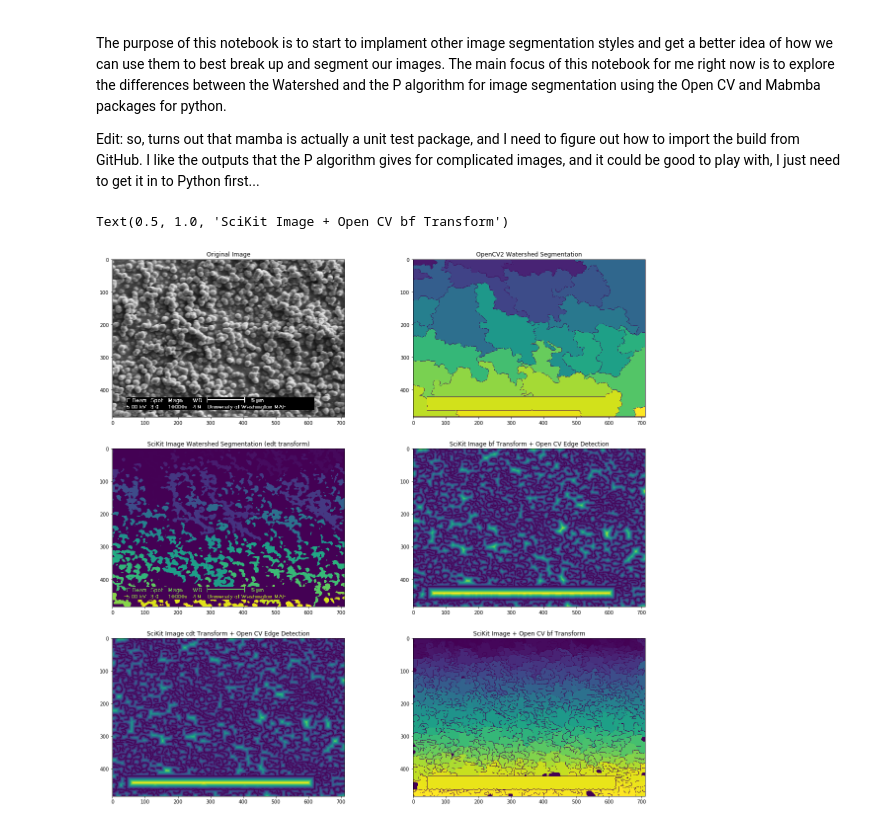
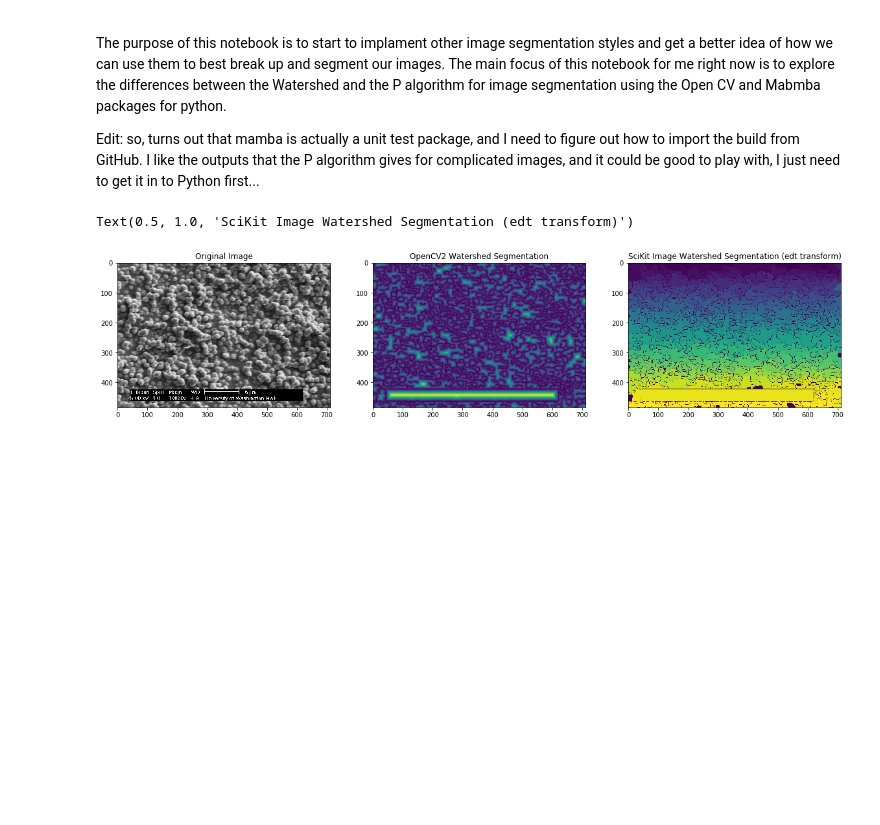
Before and after one commit to rgebhart/nanoBALLS, a Jupyter notebook: ImageSeg_Comparison.ipynb, the cells around one changed output. Drawn from its saved outputs; the diff is of its cells as text; code cells hidden in the pictures; blank space fills up the shorter version.

```diff
--- a/ImageSeg_Comparison.ipynb
+++ b/ImageSeg_Comparison.ipynb
@@ -28,48 +28,48 @@ opening = cv2.morphologyEx(thresh,cv2.MORPH_OPEN,kernel_wat, iterations = 5) #Wh
 ret, markers = cv2.connectedComponents(opening)
 markers_watershed = cv2.watershed(img_opal,markers)
 
 # SKImage Watershed
 #kernal_skwat = zeros(len())
 shifted_sk = cv2.pyrMeanShiftFiltering(img_opal, 1, 50)
 gray_sk = cv2.cvtColor(shifted_sk, cv2.COLOR_BGR2GRAY)
 thresh_sk = cv2.threshold(gray_sk, 0, 255, cv2.THRESH_BINARY | cv2.THRESH_OTSU)[1]
 # Image segmentation is happening before here, obviously not able to handle these images that well.
 D = ndimage.distance_transform_edt(thresh_sk)
 markers_sk = ndimage.label(thresh_sk)[0]
 labels_sk = watershed(-D, markers_sk, mask=thresh_sk)
 
 # What if I tried mixing things up?
 D_bf_cv = ndimage.distance_transform_bf(thresh)
 D_cdt_cv = ndimage.distance_transform_cdt(thresh)
 localMax = peak_local_max(D_bf_cv, indices=False, min_distance=10,labels=thresh)
 markers_cv = ndimage.label(localMax)[0]
 labels_bf_cv = watershed(-D_bf_cv, markers_cv, mask=thresh)
 
 # Mamba P Alg Segmentation of the Image
 
 
 # Image Plotting
-fig, ax = plt.subplots(3,2,figsize=(20,20))
-ax[0,0].imshow(img_opal)
-ax[0,0].set_title('Original Image')
+fig, ax = plt.subplots(1,3,figsize=(20,20))
+ax[0].imshow(img_opal)
+ax[0].set_title('Original Image')
 
-ax[0,1].imshow(markers_watershed)
-ax[0,1].set_title('OpenCV2 Watershed Segmentation')
+ax[1].imshow(D_cdt_cv)
+ax[1].set_title('OpenCV2 Watershed Segmentation')
 
-ax[1,0].imshow(labels_sk)
-ax[1,0].set_title('SciKit Image Watershed Segmentation (edt transform)')
+ax[2].imshow(labels_bf_cv)
+ax[2].set_title('SciKit Image Watershed Segmentation (edt transform)')
 
-ax[1,1].imshow(D_bf_cv)
-ax[1,1].set_title('SciKit Image bf Transform + Open CV Edge Detection')
+#ax[1,1].imshow(D_bf_cv)
+#ax[1,1].set_title('SciKit Image bf Transform + Open CV Edge Detection')
 
-ax[2,0].imshow(D_cdt_cv)
-ax[2,0].set_title('SciKit Image cdt Transform + Open CV Edge Detection')
+#ax[2,0].imshow(D_cdt_cv)
+#ax[2,0].set_title('SciKit Image cdt Transform + Open CV Edge Detection')
 
-ax[2,1].imshow(labels_bf_cv)
-ax[2,1].set_title('SciKit Image + Open CV bf Transform')
+#ax[2,1].imshow(labels_bf_cv)
+#ax[2,1].set_title('SciKit Image + Open CV bf Transform')
 # %% [output]
-Text(0.5, 1.0, 'SciKit Image + Open CV bf Transform')
+Text(0.5, 1.0, 'SciKit Image Watershed Segmentation (edt transform)')
-[figure, old version]
+[figure, new version]
 # %%
 particles = label(labels_bf_cv)
 particles
```
Also changed, not shown: parts of 2 cells of this notebook, 4 other files.
